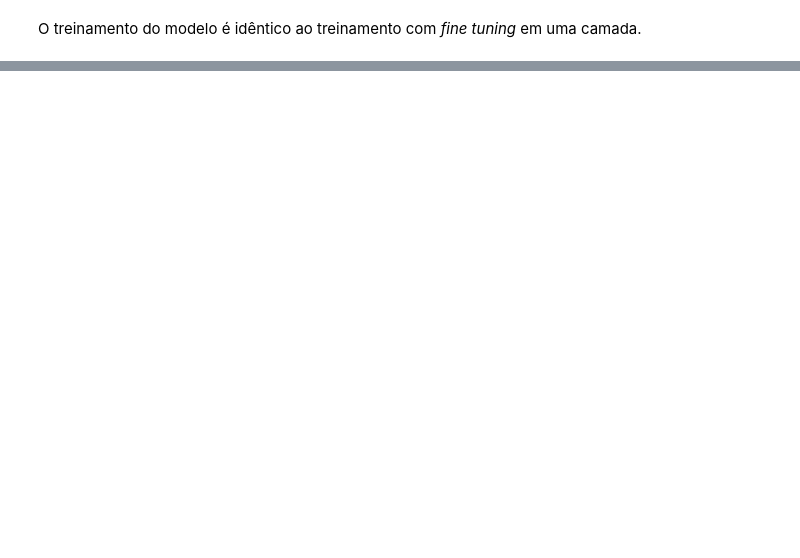
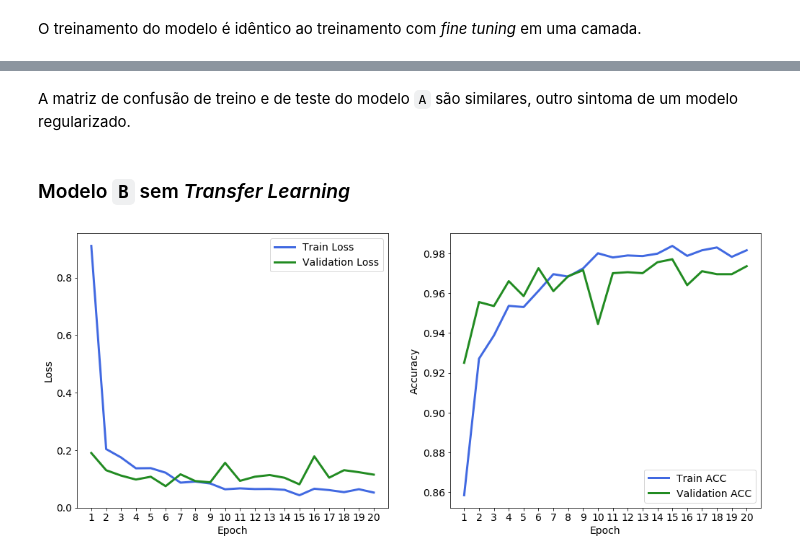
Before and after one commit to ptcar2009/TP_ML_2, a Jupyter notebook: TP_ML_2.ipynb, the cells around one changed output, grey strips where cells are left out. Cells and saved outputs as stored; diff of their text form; code cells hidden in the pictures; blank space fills up the shorter version.

```diff
--- a/TP_ML_2.ipynb
+++ b/TP_ML_2.ipynb
@@ -388,0 +474,8 @@ historyBA2 = modelBA2.fit(
+# %% [markdown]
+A matriz de confusão de treino e de teste do modelo `A` são similares, outro sintoma de um modelo regularizado.
+# %% [markdown]
+### Modelo `B` sem *Transfer Learning*
+# %%
+plotHistory(historyB)
+# %% [output]
+[figure, added]
```
Also changed, not shown: parts of 47 cells of this notebook.
